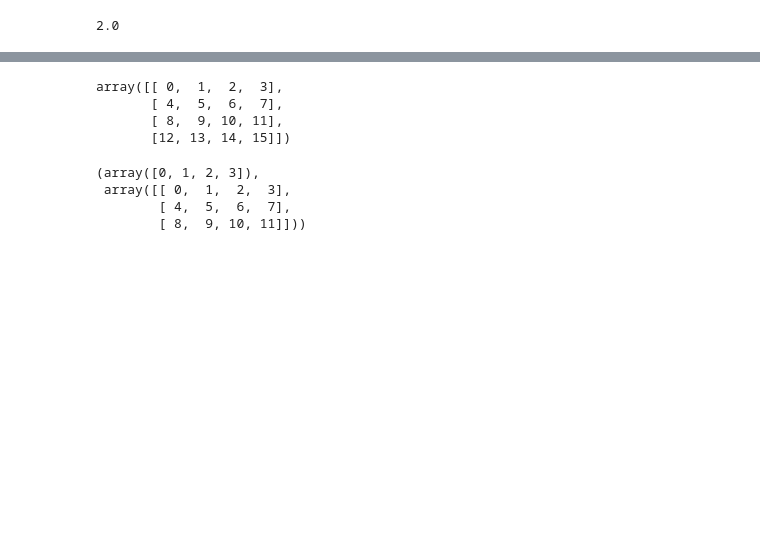
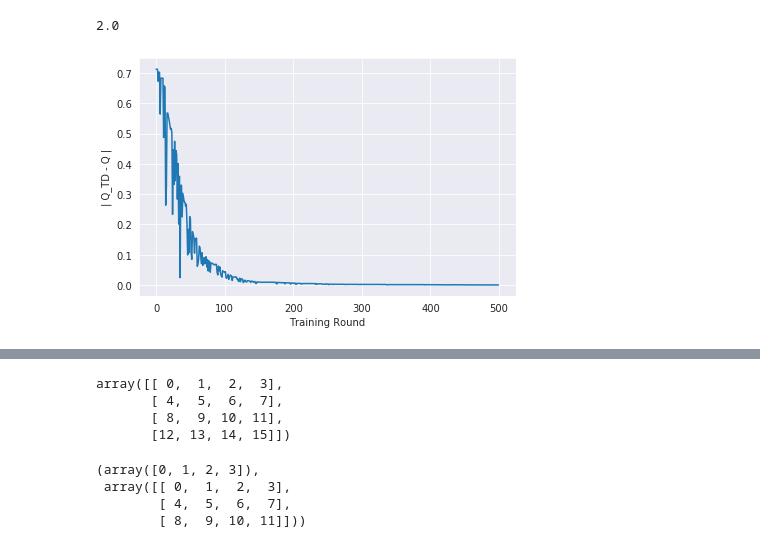
Before and after one commit to dibstan/bomberman_rl, a Jupyter notebook: tryout.ipynb, the cells around one changed output, grey strips where cells are left out. Cells and saved outputs as stored; diff of their text form; code cells hidden in the pictures; blank space fills up the shorter version.

```diff
--- a/tryout.ipynb
+++ b/tryout.ipynb
@@ -17,3 +17,11 @@ a
 # %%
 with open("agent_code/kampfente_batched/fluctuations.pt", "rb") as file:
             fluctuations = pickle.load(file)
+# %%
+with sns.axes_style('darkgrid'):
+    plt.plot(np.arange(len(fluctuations)),fluctuations)
+    plt.xlabel('Training Round')
+    plt.ylabel('| Q_TD - Q |')
+    plt.tight_layout()
+# %% [output]
+[figure, added]
```
Also changed, not shown: parts of 2 cells of this notebook, 13 other files.
